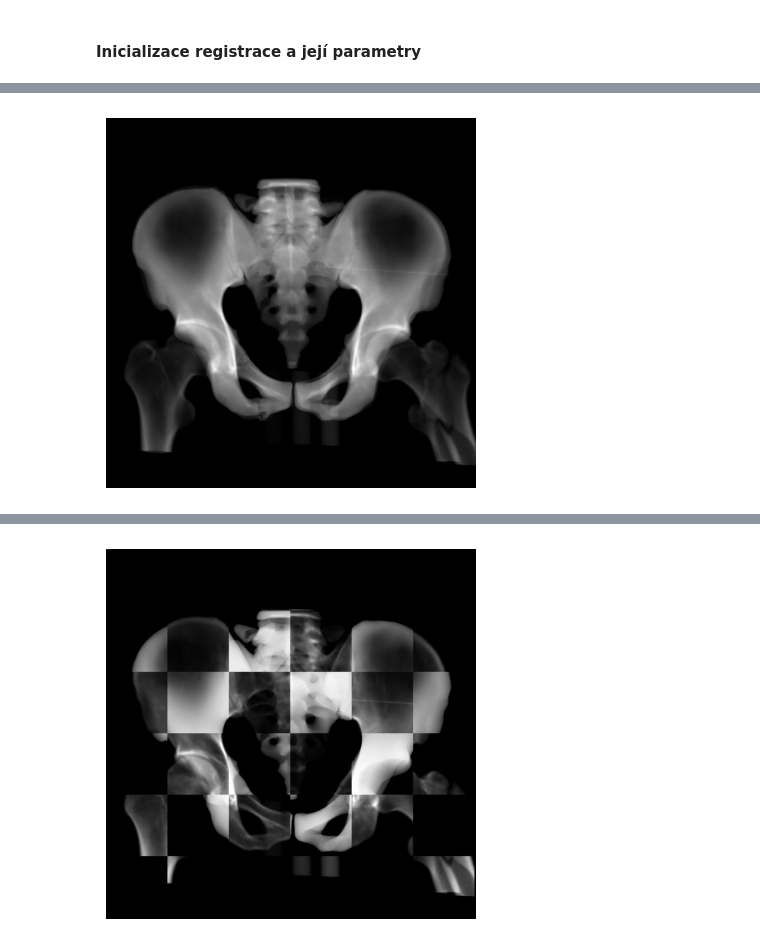
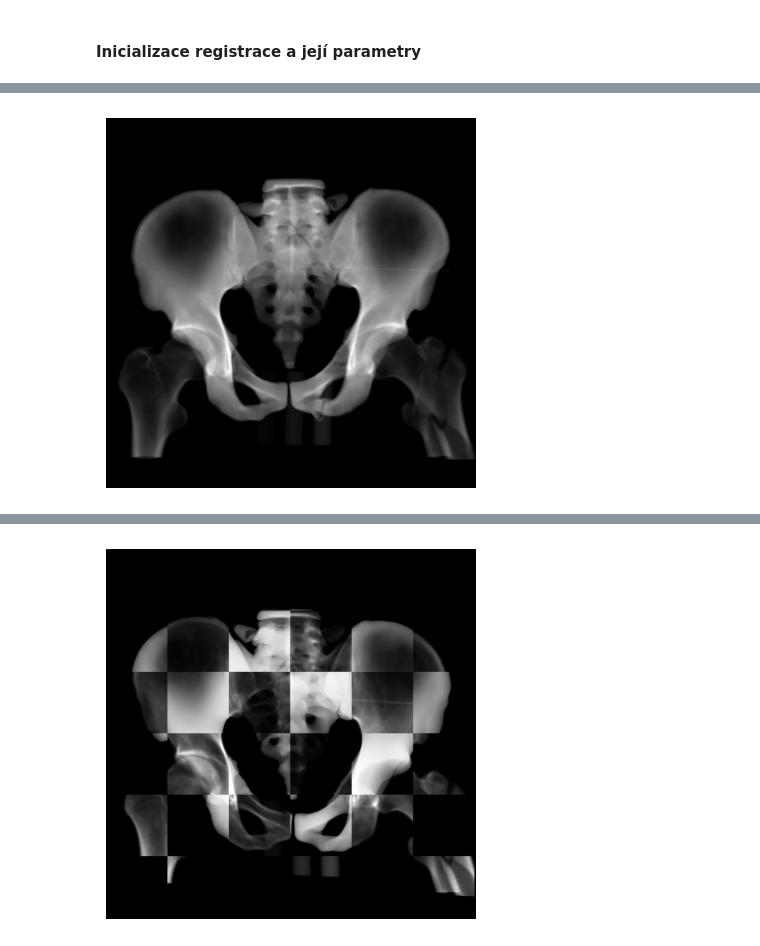
Before and after one commit to Vojtech-Benda/ca_isf, a Jupyter notebook: sitkRegistration.ipynb, the cells around one changed output, grey strips where cells are left out. Drawn from its saved outputs; the diff is of its cells as text; code cells hidden in the pictures.

```diff
--- a/sitkRegistration.ipynb
+++ b/sitkRegistration.ipynb
@@ -229,11 +234,17 @@ def generate_random_pointset(image, num_points):
 # %% [markdown]
 #### Načtení a vykreslení obrazů
 # %%
-preopImage = sitk.ReadImage("input_files/pacient_09/pacient09PreopAP.mha", sitk.sitkFloat32)
-intraopImage = sitk.ReadImage("input_files/pacient_09/pacient09IntraopAP.mha", sitk.sitkFloat32)
+preopImage = sitk.ReadImage("input_files/pacient_09/registration/pacient09PreopAP.mha", sitk.sitkFloat32)
+intraopImage = sitk.ReadImage("input_files/pacient_09/registration/pacient09IntraopAP.mha", sitk.sitkFloat32)
+
+print(f"preopImage: {preopImage.GetSize()}, {preopImage.GetDirection()}, {preopImage.GetDimension()},"
+      f"{preopImage.GetSpacing()}, {preopImage.GetOrigin()}")
+
+print(f"intraopImage: {intraopImage.GetSize()}, {intraopImage.GetDirection()}, {intraopImage.GetDimension()}, "
+      f"{intraopImage.GetSpacing()}, {intraopImage.GetOrigin()}")
+
 # intraopArray = sitk.GetArrayFromImage(intraopImage).reshape(1, 1000, 1000)
 # intraopimageExp = sitk.GetImageFromArray(intraopArray)
 
-intraopImageInverted = sitk.InvertIntensity(intraopImage, maximum=1)
-preopImage.GetSize(), intraopImage.GetSize()
+# intraopImageInverted = sitk.InvertIntensity(intraopimageExp, maximum=1)
 # %% [output]
@@ -253,12 +278,18 @@ plt.show()
 # %%
-fixedImage = intraopImageInverted
-movingImage = preopImage[:, :, 0]
+# fixedImage = intraop3dExp
+# movingImage = preopImage #[:, :, 0]
+
+fixedImage = sitk.Expand(intraopImage, expandFactors=[1, 1, 4])
+movingImage = sitk.Expand(preopImage, expandFactors=[1, 1, 4])
+
 movingImage.SetOrigin(fixedImage.GetOrigin())
 movingImage.SetSpacing(fixedImage.GetSpacing())
-print(f"Fixed image, spacing: {fixedImage.GetSpacing()}, size: {fixedImage.GetSize()}, direction: {fixedImage.GetDirection()}, origin: {fixedImage.GetOrigin()}")
-print(f"Moving image, spacing: {movingImage.GetSpacing()}, size: {movingImage.GetSize()}, direction: {movingImage.GetDirection()}, origin: {movingImage.GetOrigin()}")
-plt.imshow(sitk.GetArrayViewFromImage(fixedImage), cmap="gray")
-plt.imshow(sitk.GetArrayViewFromImage(movingImage), cmap="gray", alpha=0.5)
+print(f"Fixed image, spacing: {fixedImage.GetSpacing()}, size: {fixedImage.GetSize()},"
+      f"direction: {fixedImage.GetDirection()}, origin: {fixedImage.GetOrigin()}")
+print(f"Moving image, spacing: {movingImage.GetSpacing()}, size: {movingImage.GetSize()},"
+      f"direction: {movingImage.GetDirection()}, origin: {movingImage.GetOrigin()}")
+plt.imshow(sitk.GetArrayViewFromImage(fixedImage)[0, ...], cmap="gray")
+plt.imshow(sitk.GetArrayViewFromImage(movingImage)[0, ...], cmap="gray", alpha=0.5)
 plt.axis("off")
 plt.show()
 # %% [output]
@@ -336,9 +361,9 @@ Text(0, 0.5, 'Mutual information')
 # %%
 movingImageResampled = sitk.Resample(movingImage, fixedImage, outTransform, sitk.sitkLinear, 0.0, movingImage.GetPixelID())
 
-plt.imshow(sitk.GetArrayViewFromImage(fixedImage), cmap="gray")
-plt.imshow(sitk.GetArrayViewFromImage(movingImageResampled), cmap="gray", alpha=0.5)
+plt.imshow(sitk.GetArrayViewFromImage(fixedImage)[0, ...], cmap="gray")
+plt.imshow(sitk.GetArrayViewFromImage(movingImageResampled)[0, ...], cmap="gray", alpha=0.5)
 plt.axis("off")
 plt.show()
 # %% [output]
-[figure, old version]
+[figure, new version]
```
Also changed, not shown: parts of 21 cells of this notebook, 4 other files.
